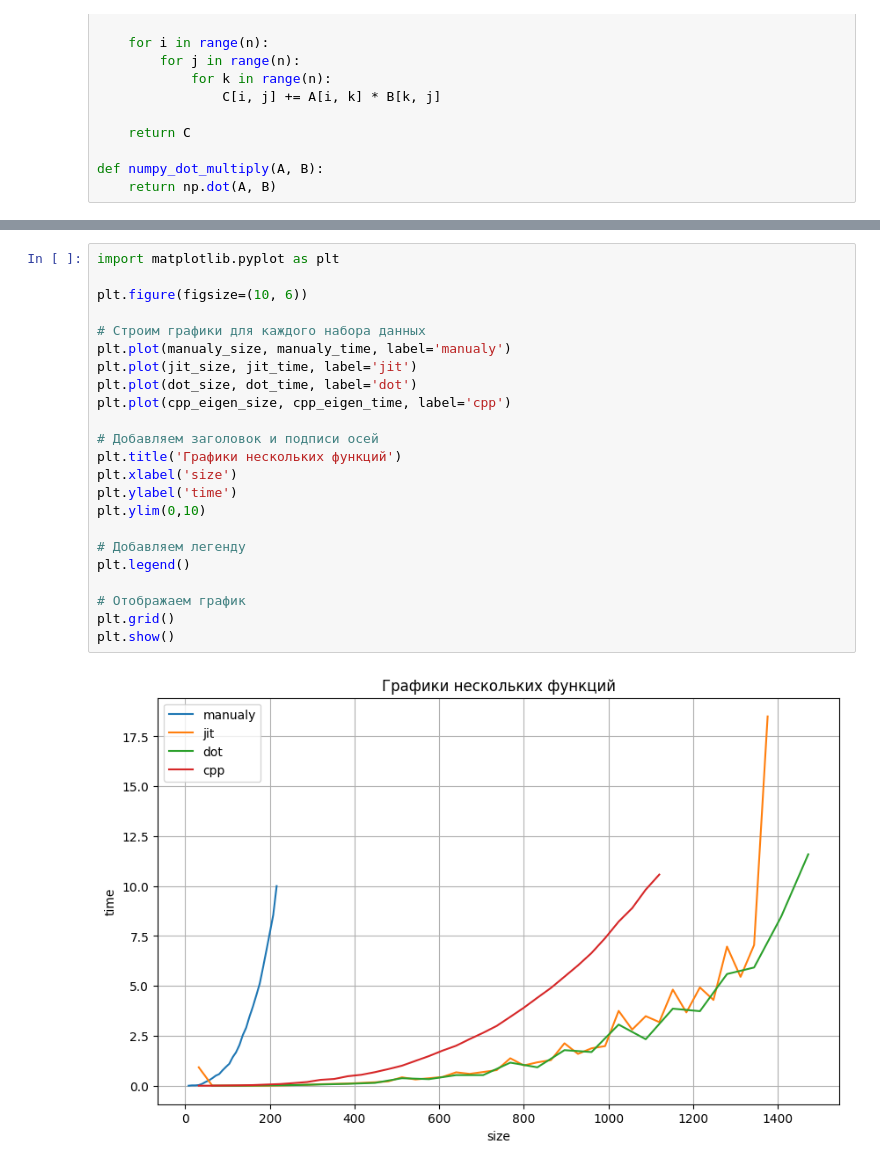
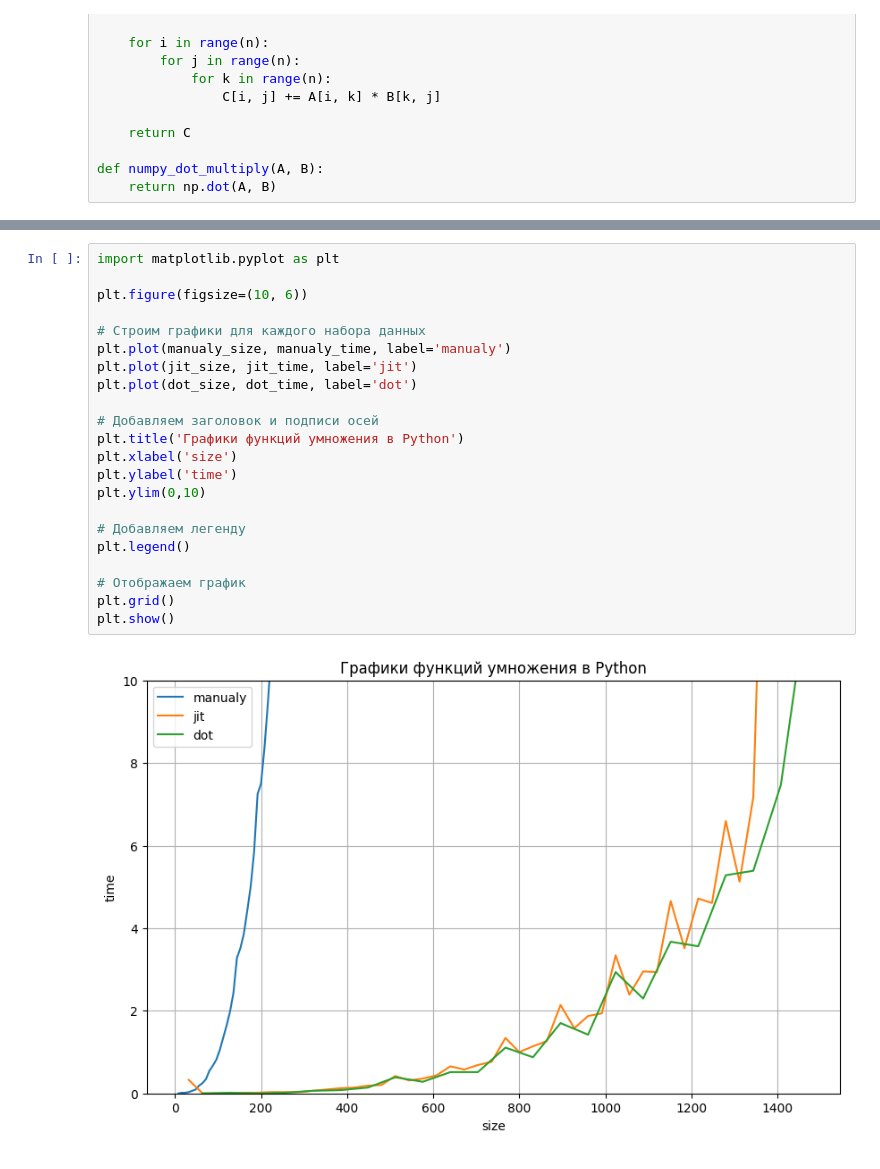
Before and after one commit to Ger0r0r/Neural-Networks, a Jupyter notebook: NN.ipynb, the cells around one changed output, grey strips where cells are left out. Cells and saved outputs as stored; diff of their text form.

```diff
--- a/NN.ipynb
+++ b/NN.ipynb
@@ -170,25 +151,24 @@ cpp_eigen_size = np.arange(32, 32*(cpp_eigen_time.size + 1), 32)
 # %%
 import matplotlib.pyplot as plt
 
 plt.figure(figsize=(10, 6))
 
 # Строим графики для каждого набора данных
 plt.plot(manualy_size, manualy_time, label='manualy')
 plt.plot(jit_size, jit_time, label='jit')
 plt.plot(dot_size, dot_time, label='dot')
-plt.plot(cpp_eigen_size, cpp_eigen_time, label='cpp')
 
 # Добавляем заголовок и подписи осей
-plt.title('Графики нескольких функций')
+plt.title('Графики функций умножения в Python')
 plt.xlabel('size')
 plt.ylabel('time')
 plt.ylim(0,10)
 
 # Добавляем легенду
 plt.legend()
 
 # Отображаем график
 plt.grid()
 plt.show()
 # %% [output]
-[figure, old version]
+[figure, new version]
```
Also changed, not shown: parts of 16 cells of this notebook, 9 other files.
